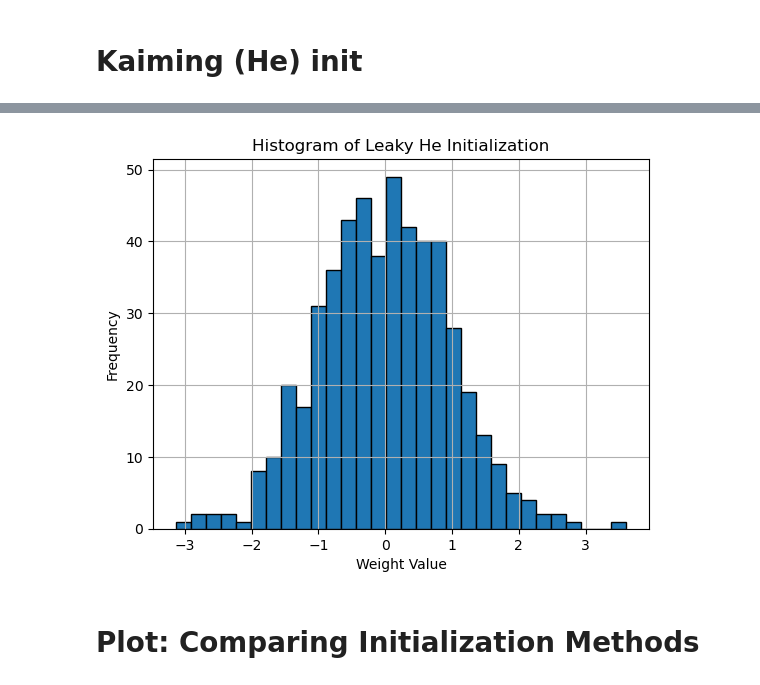
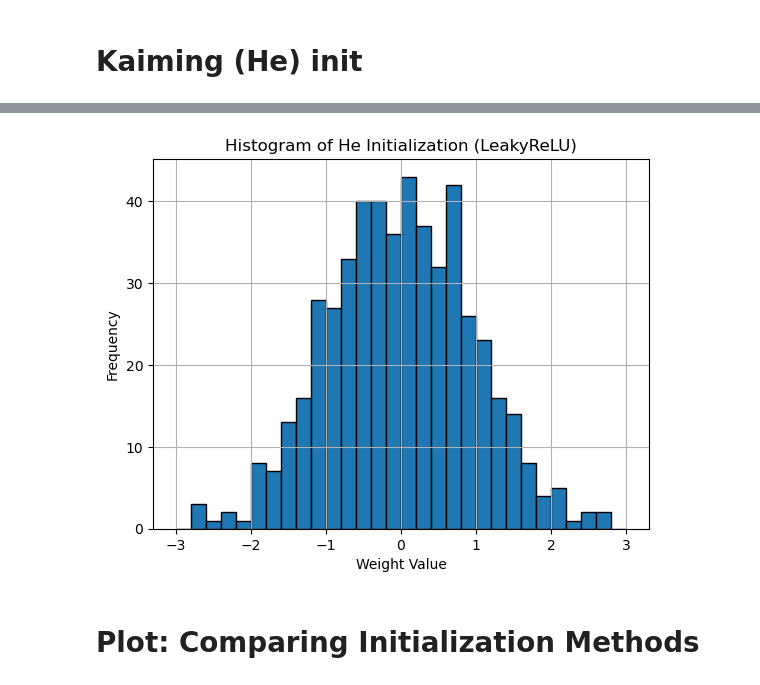
Before and after one commit to nickovchinnikov/datasatanism, a Jupyter notebook: code/8.WeightsAndActivation.ipynb, the cells around one changed output, grey strips where cells are left out. Drawn from its saved outputs; the diff is of its cells as text; code cells hidden in the pictures.

```diff
--- a/code/8.WeightsAndActivation.ipynb
+++ b/code/8.WeightsAndActivation.ipynb
@@ -81,25 +122,25 @@ plt.show()
 # %%
 np.random.seed(96)
 
 # Define input and output sizes and LeakyReLU alpha
 input_size, output_size = 2, 256
 alpha = 0.01  # LeakyReLU negative slope
 
 # Generate normal distribution
 N = np.random.randn(input_size, output_size)
 
 # He initialization for LeakyReLU
 weights_he_leaky = N * np.sqrt(2. / ((1 + alpha**2) * input_size))
 
 # Plot histogram
-plt.hist(weights_he_leaky.flatten(), bins=30, edgecolor='black')
-plt.title('Histogram of Leaky He Initialization')
+plt.hist(weights_he_leaky.flatten(), range=[-3, 3], bins=30, edgecolor='black')
+plt.title('Histogram of He Initialization (LeakyReLU)')
 plt.xlabel('Weight Value')
 plt.ylabel('Frequency')
 plt.grid(True)
 plt.show()
 # %% [output]
-[figure, old version]
+[figure, new version]
 # %% [markdown]
 # Plot: Comparing Initialization Methods
 # %%
```
Also changed, not shown: parts of 15 cells of this notebook, 1 other file.
